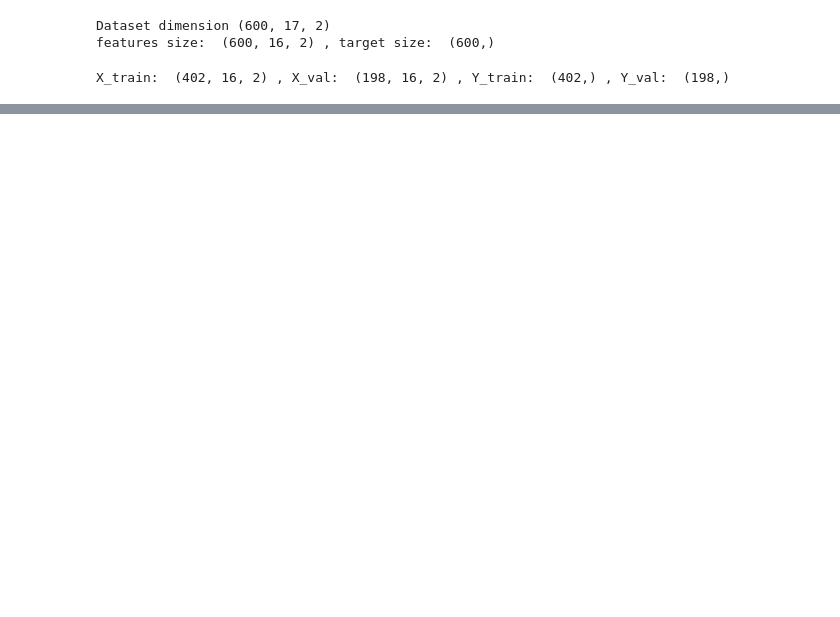
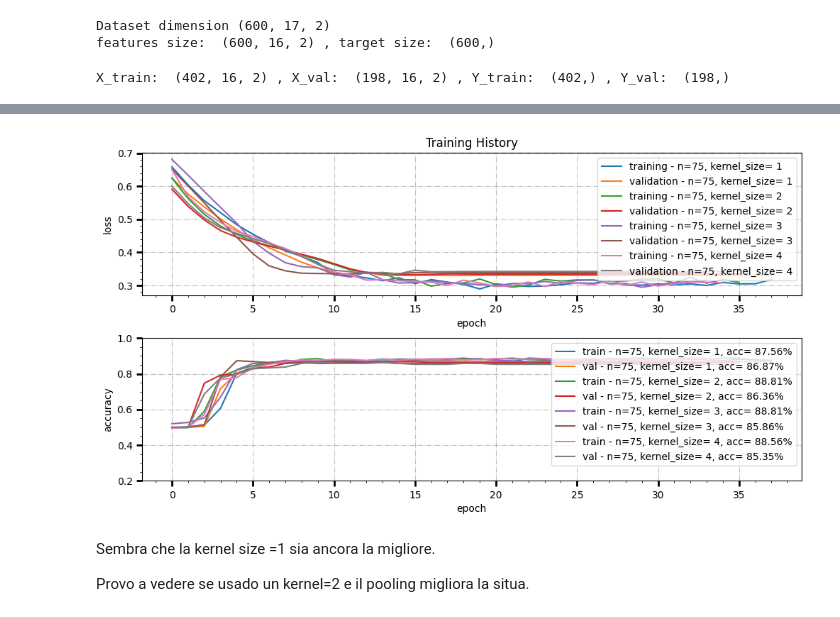
Before and after one commit to NoemiTagliavacche/ML_course_Pavia_23, a Jupyter notebook: Exam/CNN.ipynb, the cells around one changed output, grey strips where cells are left out. Saved outputs shown, nothing was run; the diff lists cells and outputs as text; code cells hidden in the pictures; blank space fills up the shorter version.

Commit message:
Implementato completamente, mancano i commenti e capire se è meglio MLP o CNN 1D. Volendo, provare a vedere quali sono le cose che classifica peggi.

```diff
--- a/Exam/CNN.ipynb
+++ b/Exam/CNN.ipynb
@@ -51,0 +234,20 @@ dropoutRate = 0.25
+# %%
+inputList = Input(shape=(featureArrayLength))
+
+kernel_size=[1,2,3,4]
+models2=[]
+
+for k in kernel_size:
+  x = Conv1D(75, kernel_size=k, data_format="channels_last", strides=1, padding="valid", activation='relu')(inputList)
+  x = Flatten()(x)
+  x = Dense(25, activation='relu')(x)
+  x = Dropout(dropoutRate)(x)
+  x = Dense(15, activation='relu')(x)
+  x = Dropout(dropoutRate)(x)
+  output = Dense(1, activation='sigmoid')(x)
+  model = Model(inputs=inputList, outputs=output)
+  models2=np.append(models2,model)
+# %%
+for m in models2:
+  m.compile(loss='binary_crossentropy', optimizer='adam', metrics=['accuracy'])
+  m.summary()
@@ -51,0 +311,38 @@ dropoutRate = 0.25
+# %%
+# plot training history
+
+fig, ((ax0,ax1)) = plt.subplots(figsize=(12, 6), ncols=1, nrows=2)
+for ax in fig.get_axes():
+  ax.minorticks_on()
+  ax.tick_params(axis='x', which='both', direction='out')
+  ax.grid(True,which='major', axis='both',linestyle='-.')
+  ax.tick_params(direction='out', length=6, width=2, colors='k',grid_color='gray', grid_alpha=0.5)
+
+plt.subplots_adjust(hspace=0.3, wspace=0.3)
+
+
+for i,hist in enumerate(histories2):
+  ax0.plot(hist.history['loss'],label='training - n=75, kernel_size= ' + str(kernel_size[i]))
+  ax0.plot(hist.history['val_loss'], label='validation - n=75, kernel_size= ' + str(kernel_size[i]))
+
+#ax0.set_yscale('log')
+ax0.set_title('Training History')
+ax0.set_ylabel('loss')
+ax0.set_xlabel('epoch')
+ax0.legend(loc='upper right')
+
+for i,hist in enumerate(histories2):
+  ax1.plot(hist.history['accuracy'],label='train - n=75, kernel_size= ' + str(kernel_size[i])+', acc= '+ str(np.round(hist.history['accuracy'][-1]*100.,2))+'%')
+  ax1.plot(hist.history['val_accuracy'], label='val - n=75, kernel_size= ' + str(kernel_size[i])+', acc= '+ str(np.round(hist.history['val_accuracy'][-1]*100.,2))+'%')
+
+ax1.set_ylabel('accuracy')
+ax1.set_xlabel('epoch')
+ax1.set_ylim(0.2,1)
+ax1.legend(loc='upper right')
+plt.show()
+# %% [output]
+[figure, added]
+# %% [markdown]
+Sembra che la kernel size =1 sia ancora la migliore.
+
+Provo a vedere se usado un kernel=2 e il pooling migliora la situa.
```
Also changed, not shown: parts of 31 cells of this notebook.
